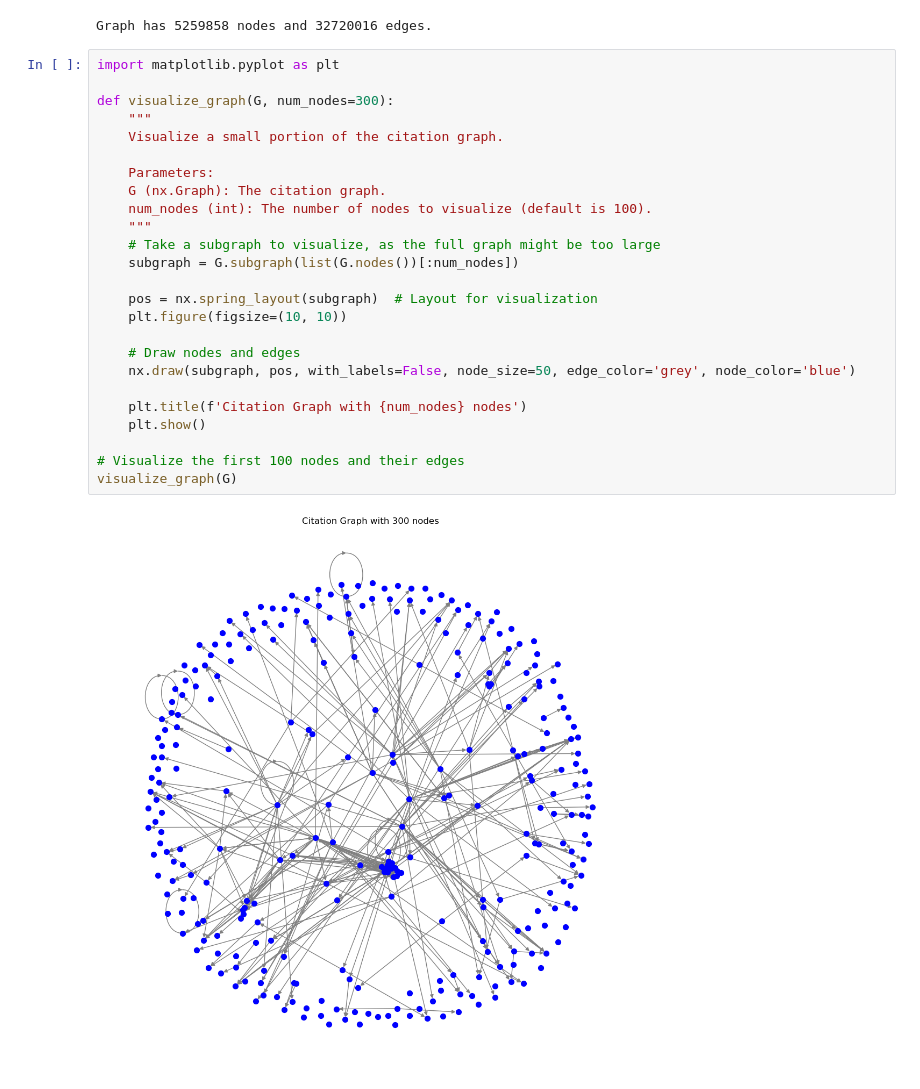
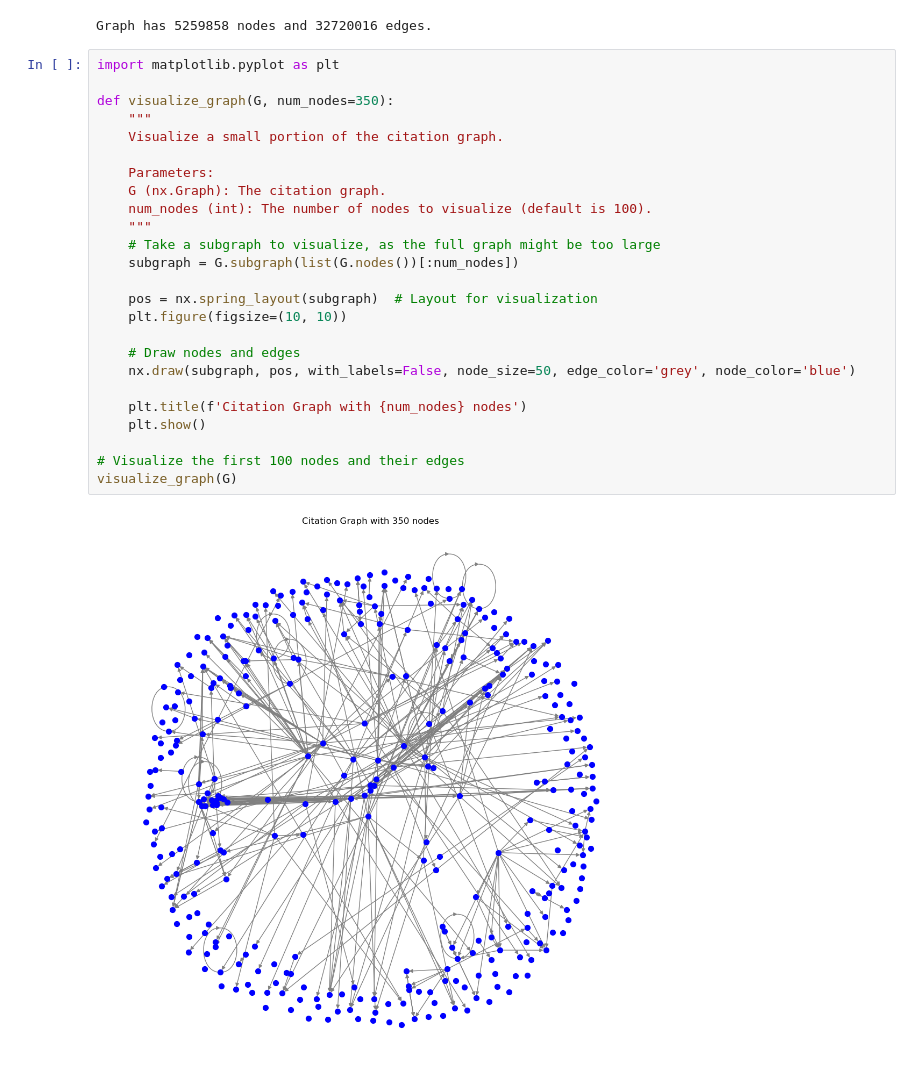
Before and after one commit to pxndey/rprs, a Jupyter notebook: import.ipynb, the cells around one changed output. Cells and saved outputs as stored; diff of their text form.

```diff
--- a/import.ipynb
+++ b/import.ipynb
@@ -60,27 +60,27 @@ Graph has 5259858 nodes and 32720016 edges.
 # %%
 import matplotlib.pyplot as plt
 
-def visualize_graph(G, num_nodes=300):
+def visualize_graph(G, num_nodes=350):
     """
     Visualize a small portion of the citation graph.
 
     Parameters:
     G (nx.Graph): The citation graph.
     num_nodes (int): The number of nodes to visualize (default is 100).
     """
     # Take a subgraph to visualize, as the full graph might be too large
     subgraph = G.subgraph(list(G.nodes())[:num_nodes])
 
     pos = nx.spring_layout(subgraph)  # Layout for visualization
     plt.figure(figsize=(10, 10))
 
     # Draw nodes and edges
     nx.draw(subgraph, pos, with_labels=False, node_size=50, edge_color='grey', node_color='blue')
 
     plt.title(f'Citation Graph with {num_nodes} nodes')
     plt.show()
 
 # Visualize the first 100 nodes and their edges
 visualize_graph(G)
 # %% [output]
-[figure, old version]
+[figure, new version]
```
Also changed, not shown: parts of 1 cell of this notebook.
